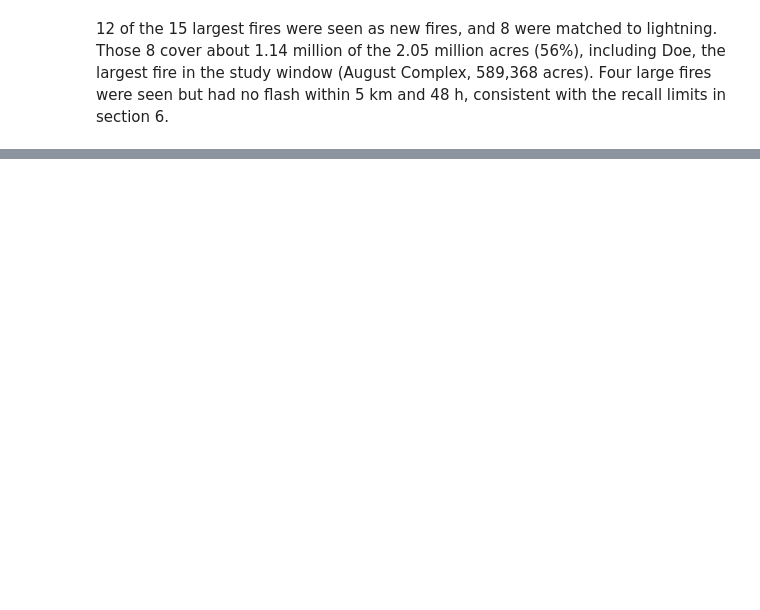
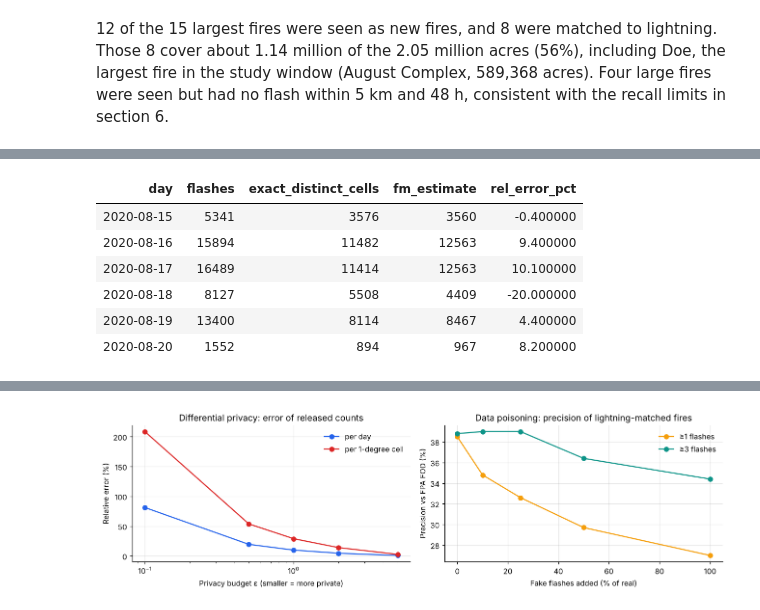
Before and after one commit to chinmayibolisetty-cmd/wildfire-lightning-pipeline., a Jupyter notebook: results.ipynb, the cells around one changed output, grey strips where cells are left out. Saved outputs shown, nothing was run; the diff lists cells and outputs as text; code cells hidden in the pictures; blank space fills up the shorter version.

```diff
--- a/results.ipynb
+++ b/results.ipynb
@@ -358,0 +442,21 @@ Details are in `README.md`.
+# %%
+bloom = load("results_bloom.csv"); display(bloom.style.hide(axis="index"))
+fm = load("results_fm.csv"); display(fm.style.hide(axis="index"))
+lsh = load("results_lsh.csv"); display(lsh.style.hide(axis="index"))
+
+dp = load("results_dp.csv"); poison = load("results_poison.csv")
+fig, axes = plt.subplots(1, 2, figsize=(12, 3.6))
+for rel, col in [("per day", BLUE), ("per 1-degree cell", RED)]:
+    d = dp[dp.release == rel]
+    axes[0].plot(d.epsilon, d.rel_error_pct, "o-", color=col, label=rel)
+axes[0].set(xscale="log", xlabel="Privacy budget ε (smaller = more private)", ylabel="Relative error (%)",
+            title="Differential privacy: error of released counts")
+axes[0].legend(frameon=False)
+for rule, col in [(">=1 flashes", ORANGE), (">=3 flashes", TEAL)]:
+    p = poison[poison.rule == rule]
+    axes[1].plot(p.poison_rate * 100, p.precision_pct, "o-", color=col, label=rule.replace(">=", "≥"))
+axes[1].set(xlabel="Fake flashes added (% of real)", ylabel="Precision vs FPA FOD (%)",
+            title="Data poisoning: precision of lightning-matched fires")
+axes[1].legend(frameon=False)
+plt.tight_layout(); plt.show()
+# %% [output]
@@ -358,0 +468,7 @@ Details are in `README.md`.
+| day | flashes | exact_distinct_cells | fm_estimate | rel_error_pct |
+| 2020-08-15 | 5341 | 3576 | 3560 | -0.400000 |
+| 2020-08-16 | 15894 | 11482 | 12563 | 9.400000 |
+| 2020-08-17 | 16489 | 11414 | 12563 | 10.100000 |
+| 2020-08-18 | 8127 | 5508 | 4409 | -20.000000 |
+| 2020-08-19 | 13400 | 8114 | 8467 | 4.400000 |
+| 2020-08-20 | 1552 | 894 | 967 | 8.200000 |
@@ -358,0 +486 @@ Details are in `README.md`.
+[figure, added]
```
Also changed, not shown: parts of 23 cells of this notebook, 1 other file.
